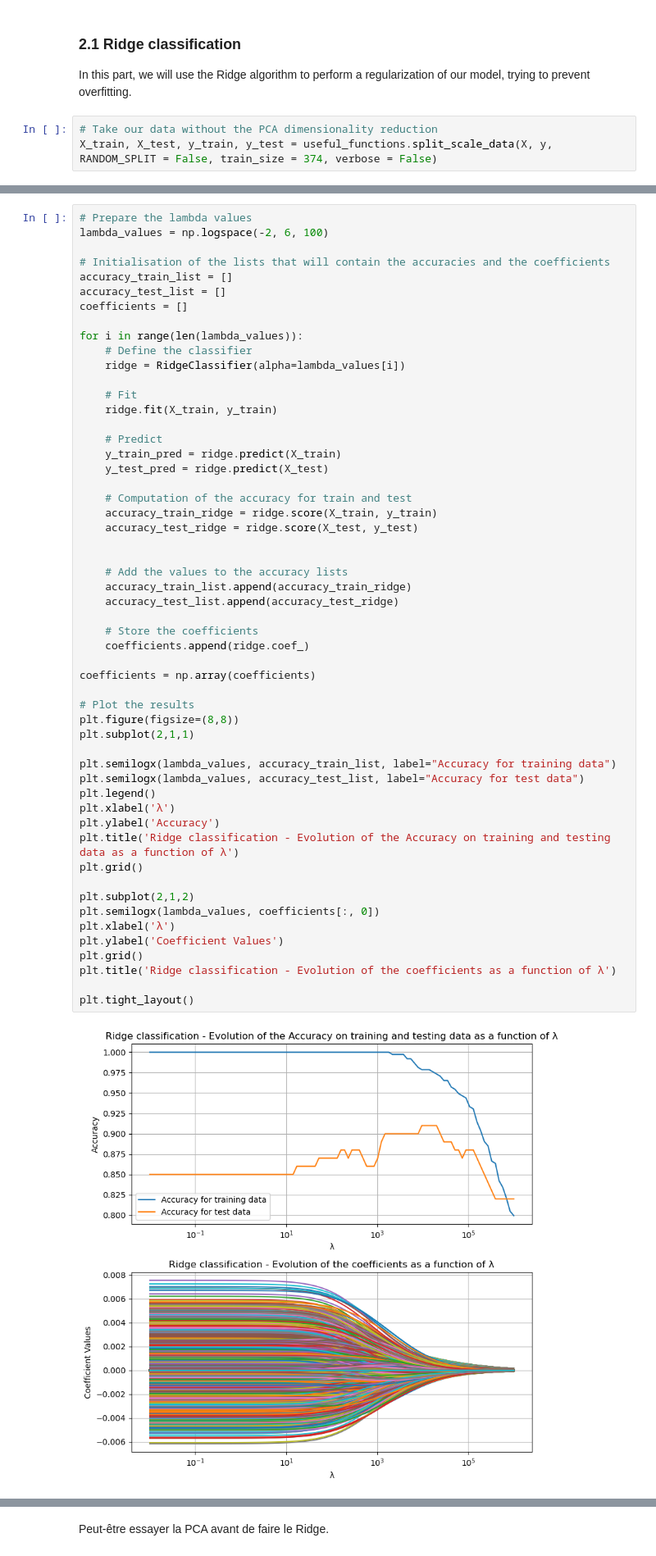
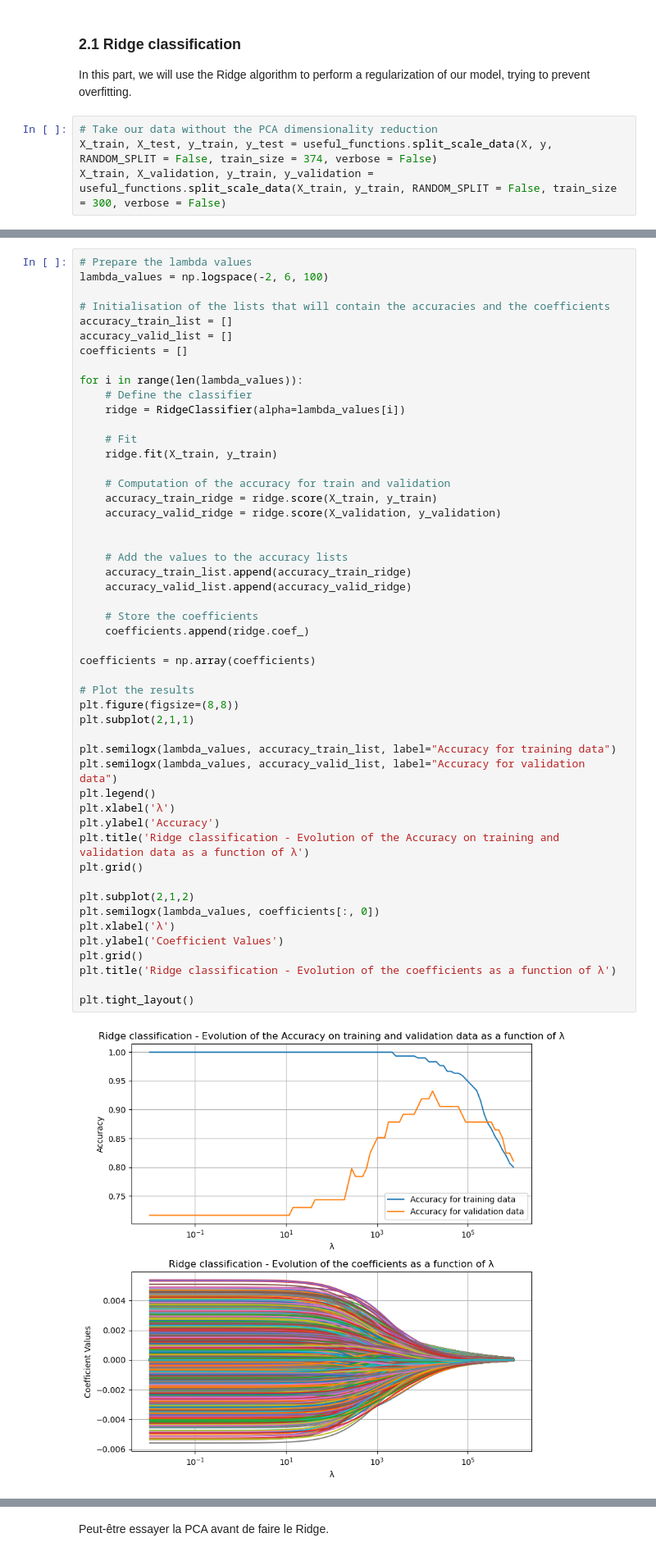
Before and after one commit to odd2022/El-Nino, a Jupyter notebook: 1_month_prediction.ipynb, the cells around one changed output, grey strips where cells are left out. Shown at 82% size. Drawn from its saved outputs; the diff is of its cells as text.

Commit message:
ridge and lasso with validation

```diff
--- a/1_month_prediction.ipynb
+++ b/1_month_prediction.ipynb
@@ -213,6 +213,7 @@ In this part, we will use the Ridge algorithm to perform a regularization of our
 # %%
 # Take our data without the PCA dimensionality reduction
 X_train, X_test, y_train, y_test = useful_functions.split_scale_data(X, y, RANDOM_SPLIT = False, train_size = 374, verbose = False)
+X_train, X_validation, y_train, y_validation = useful_functions.split_scale_data(X_train, y_train, RANDOM_SPLIT = False, train_size = 300, verbose = False)
 # %%
 # Define the classifier
 ridge = RidgeClassifier(alpha=1.0) # Default hyperparameter
@@ -240,7 +241,7 @@ lambda_values = np.logspace(-2, 6, 100)
 
 # Initialisation of the lists that will contain the accuracies and the coefficients
 accuracy_train_list = []
-accuracy_test_list = []
+accuracy_valid_list = []
 coefficients = []
 
 for i in range(len(lambda_values)):
@@ -250,45 +251,41 @@ for i in range(len(lambda_values)):
     # Fit
     ridge.fit(X_train, y_train)
 
-    # Predict
-    y_train_pred = ridge.predict(X_train)
-    y_test_pred = ridge.predict(X_test)
-
-    # Computation of the accuracy for train and test
+    # Computation of the accuracy for train and validation
     accuracy_train_ridge = ridge.score(X_train, y_train)
-    accuracy_test_ridge = ridge.score(X_test, y_test)
+    accuracy_valid_ridge = ridge.score(X_validation, y_validation)
 
 
     # Add the values to the accuracy lists
     accuracy_train_list.append(accuracy_train_ridge)
-    accuracy_test_list.append(accuracy_test_ridge)
+    accuracy_valid_list.append(accuracy_valid_ridge)
 
     # Store the coefficients
     coefficients.append(ridge.coef_)
 
 coefficients = np.array(coefficients)
 
 # Plot the results
 plt.figure(figsize=(8,8))
 plt.subplot(2,1,1)
 
 plt.semilogx(lambda_values, accuracy_train_list, label="Accuracy for training data")
-plt.semilogx(lambda_values, accuracy_test_list, label="Accuracy for test data")
+plt.semilogx(lambda_values, accuracy_valid_list, label="Accuracy for validation data")
 plt.legend()
 plt.xlabel('λ')
 plt.ylabel('Accuracy')
-plt.title('Ridge classification - Evolution of the Accuracy on training and testing data as a function of λ')
+plt.title('Ridge classification - Evolution of the Accuracy on training and validation data as a function of λ')
 plt.grid()
 
 plt.subplot(2,1,2)
 plt.semilogx(lambda_values, coefficients[:, 0])
 plt.xlabel('λ')
 plt.ylabel('Coefficient Values')
 plt.grid()
 plt.title('Ridge classification - Evolution of the coefficients as a function of λ')
 
 plt.tight_layout()
 # %% [output]
-[figure, old version]
+[figure, new version]
 # %%
 # Get the best score
```
Also changed, not shown: parts of 7 cells of this notebook, 1 other file.
